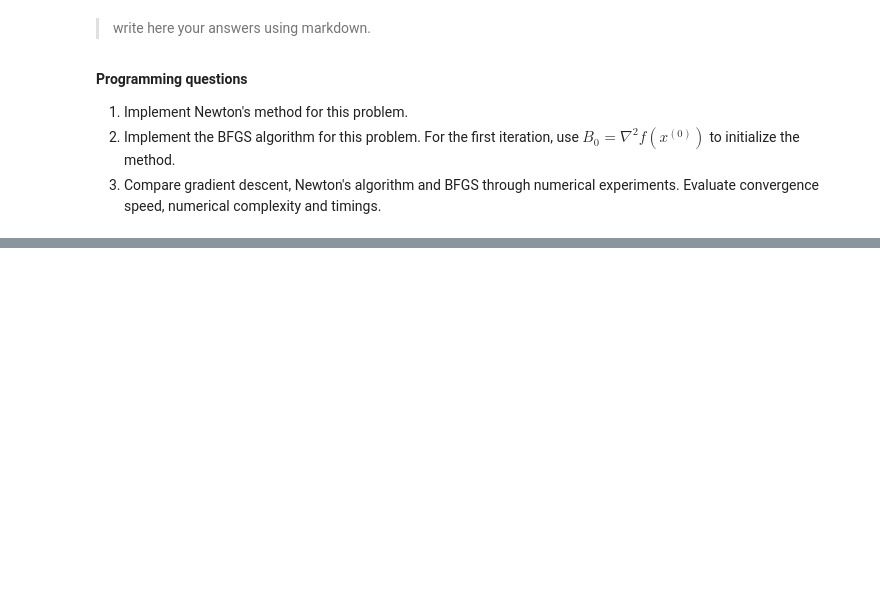
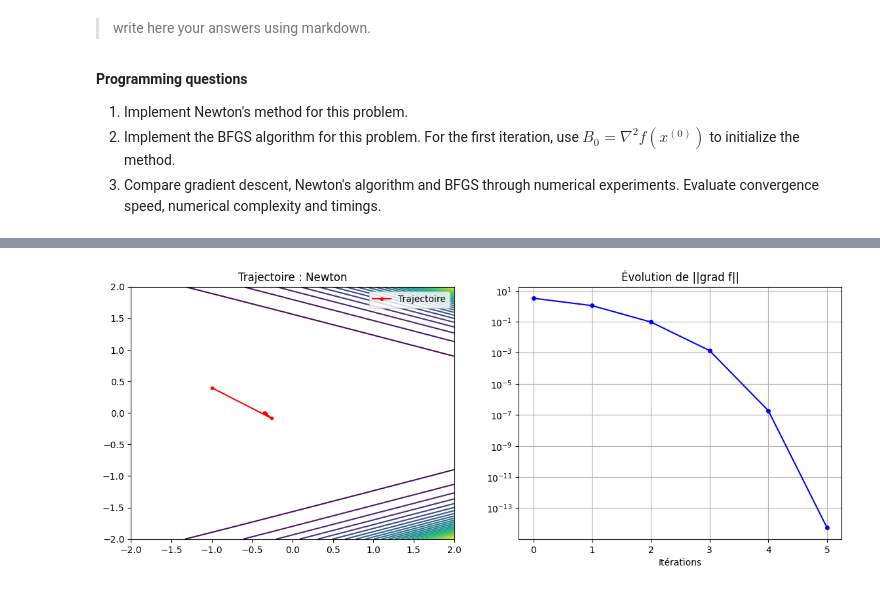
Before and after one commit to LangHug/Projet_oiseaux, a Jupyter notebook: labs/LW2.ipynb, the cells around one changed output, grey strips where cells are left out. Saved outputs shown, nothing was run; the diff lists cells and outputs as text; code cells hidden in the pictures; blank space fills up the shorter version.

```diff
--- a/labs/LW2.ipynb
+++ b/labs/LW2.ipynb
@@ -245,3 +303,21 @@ print(grad_desc2())
+# %%
+# Question 4
+# Fonction de Boyd
+def f_boyd(x):
+    return np.exp(x[0] + 3*x[1] - 0.1) + np.exp(x[0] - 3*x[1] - 0.1) + np.exp(-x[0] - 0.1)
+
+# Gradient de Boyd
+def grad_boyd(x):
+    g1 = np.exp(x[0] + 3*x[1] - 0.1) + np.exp(x[0] - 3*x[1] - 0.1) - np.exp(-x[0] - 0.1)
+    g2 = 3*np.exp(x[0] + 3*x[1] - 0.1) - 3*np.exp(x[0] - 3*x[1] - 0.1)
+    return np.array([g1, g2])
+
+# Hessienne de Boyd
+def hess_boyd(x):
+    h11 = np.exp(x[0] + 3*x[1] - 0.1) + np.exp(x[0] - 3*x[1] - 0.1) + np.exp(-x[0] - 0.1)
+    h12 = 3*np.exp(x[0] + 3*x[1] - 0.1) - 3*np.exp(x[0] - 3*x[1] - 0.1)
+    h22 = 9*np.exp(x[0] + 3*x[1] - 0.1) + 9*np.exp(x[0] - 3*x[1] - 0.1)
+    return np.array([[h11, h12], [h12, h22]])
 # %%
 # Question 5
 # %% [markdown]
@@ -326,0 +343,61 @@ print(BFGS([0,0]))
+# %%
+# --- 1. CONFIGURATION DU TEST ---
+
+# On définit le point de départ (x1 = -1.0, x2 = 0.4)
+x_start = np.array([-1.0, 0.4])
+
+# Exécution de la méthode Gradient avec Backtracking
+h_bt, g_bt = gradient_descent_backtracking(f_boyd, grad_boyd, x_start)
+
+# Exécution de la méthode de Newton (utilise la Hessienne pour une convergence ultra-rapide)
+h_nt, g_nt = newton_method(f_boyd, grad_boyd, hess_boyd, x_start)
+
+# Exécution de la méthode BFGS (Quasi-Newton : estime la Hessienne sans la calculer)
+h_bf, g_bf = bfgs_method(f_boyd, grad_boyd, x_start)
+
+
+# --- 2. FONCTION DE TRACÉ DÉDIÉE À LA FONCTION DE BOYD ---
+
+def plot_boyd(history, grad_norms, title):
+    # On crée une figure avec deux graphiques côte à côte
+    fig, (ax1, ax2) = plt.subplots(1, 2, figsize=(14, 5))
+
+    # On définit la grille de visualisation demandée : entre -2 et 2 sur chaque axe
+    x1_range = np.linspace(-2, 2, 100)
+    x2_range = np.linspace(-2, 2, 100)
+    X1, X2 = np.meshgrid(x1_range, x2_range)
+
+    # On calcule la valeur de la fonction de Boyd pour chaque point de la grille
+    Z = np.zeros_like(X1)
+    for i in range(len(x1_range)):
+        for j in range(len(x2_range)):
+            Z[i,j] = f_boyd(np.array([X1[i,j], X2[i,j]]))
+
+    # Graphique 1 : Les lignes de niveau (contours) et le chemin parcouru
+    cp = ax1.contour(X1, X2, Z, levels=30) # Dessine 30 lignes de niveau
+    ax1.plot(history[:, 0], history[:, 1], 'ro-', markersize=3, label="Trajectoire") # Trace les points visités
+    ax1.set_title(f"Trajectoire : {title}")
+    ax1.legend()
+
+    # Graphique 2 : La vitesse de convergence
+    # On utilise une échelle logarithmique pour mieux voir la chute du gradient vers 0
+    ax2.semilogy(grad_norms, 'b-o', markersize=4)
+    ax2.set_title("Évolution de ||grad f||")
+    ax2.set_xlabel("Itérations")
+    ax2.grid(True)
+    plt.show()
+
+# --- 3. LANCEMENT DE L'AFFICHAGE ---
+
+# Affiche les résultats pour Newton (généralement très peu d'itérations)
+print("Affichage Newton...")
+plot_boyd(h_nt, g_nt, "Newton")
+
+# Affiche les résultats pour BFGS (convergence rapide sans Hessienne)
+print("Affichage BFGS...")
+plot_boyd(h_bf, g_bf, "BFGS")
+
+# Affiche les résultats pour le Gradient Backtracking (plus robuste mais plus lent)
+print("Affichage Backtracking...")
+plot_boyd(h_bt, g_bt, "Backtracking")
+# %% [output]
@@ -326,0 +405 @@ print(BFGS([0,0]))
+[figure, added]
```
Also changed, not shown: parts of 20 cells of this notebook.
